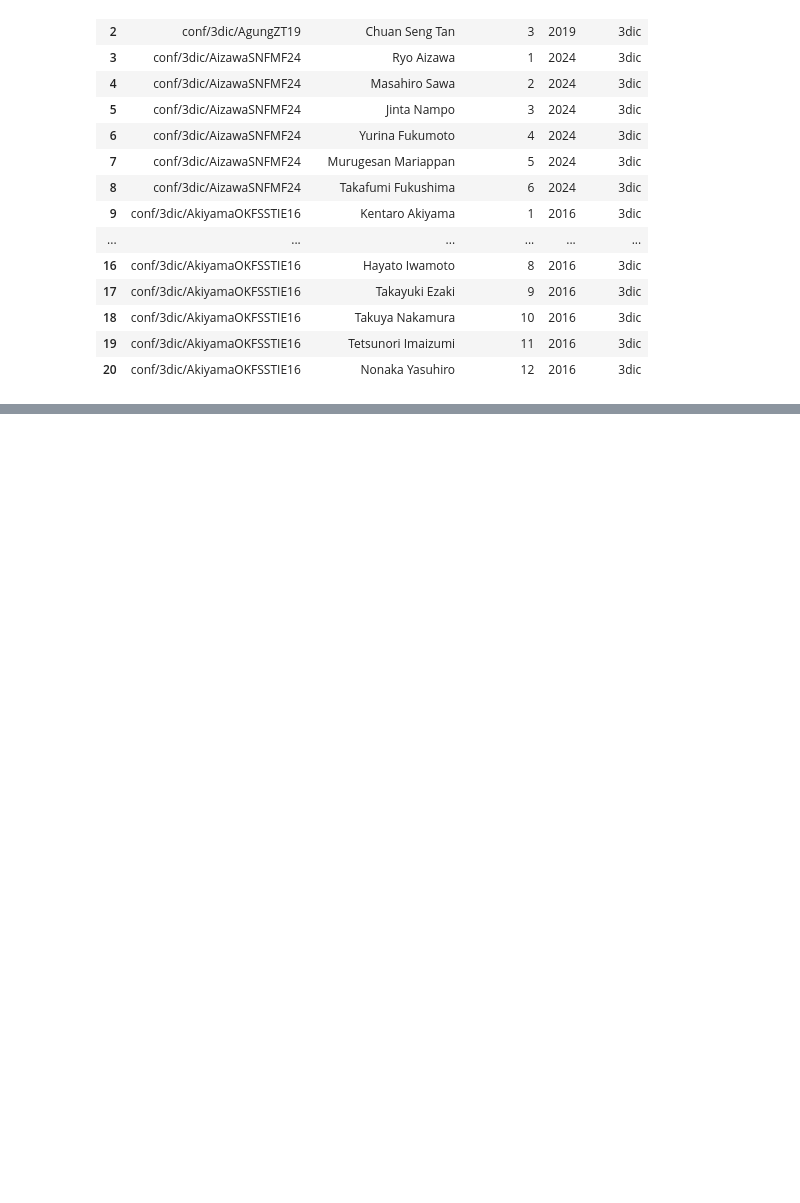
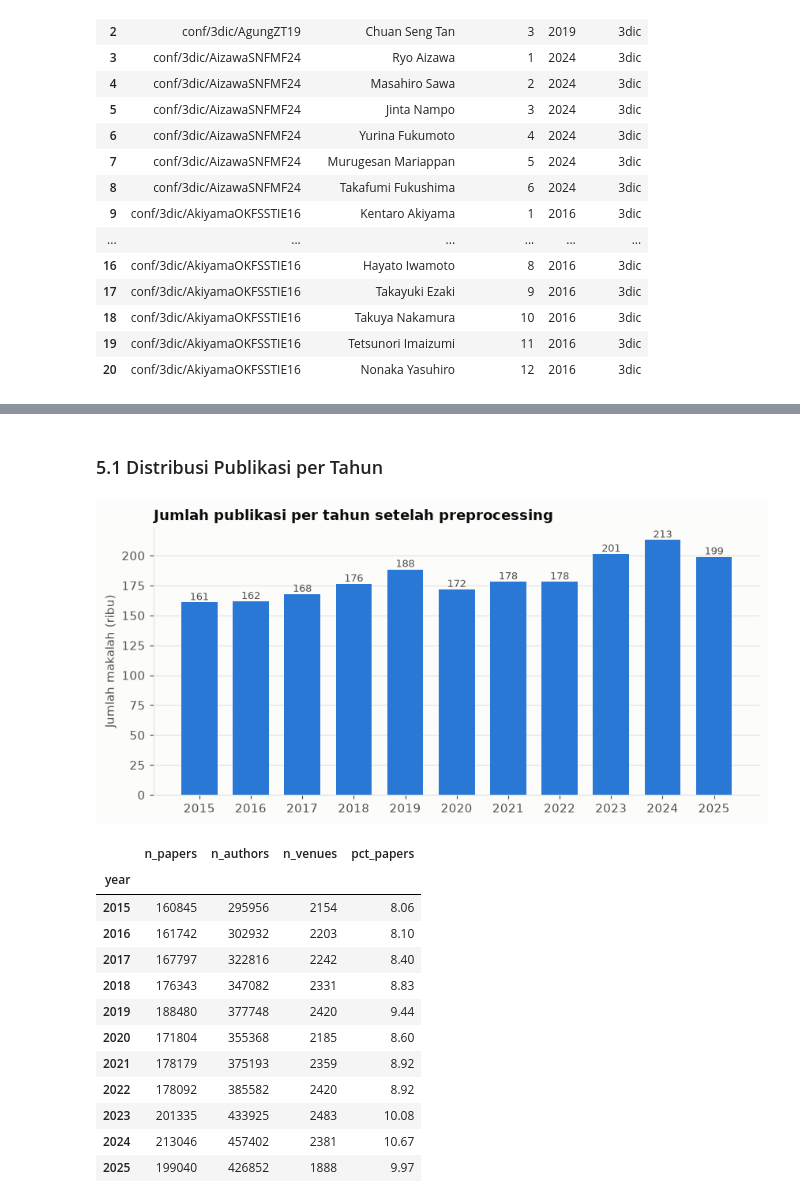
Before and after one commit to RNXFreeze/IF4041-Datmin-Tubes-Kel1, a Jupyter notebook: notebooks/01_data_extraction_preprocessing.ipynb, the cells around one changed output, grey strips where cells are left out. Saved outputs shown, nothing was run; the diff lists cells and outputs as text; code cells hidden in the pictures; blank space fills up the shorter version.

Commit message:
feat: add post-preprocessing dataset statistics

```diff
--- a/notebooks/01_data_extraction_preprocessing.ipynb
+++ b/notebooks/01_data_extraction_preprocessing.ipynb
@@ -579,0 +587,19 @@ paper_author_table(papers.slice(0, 3)).to_pandas()
+# %%
+del papers
+clean = pd.read_parquet(config.CLEAN_PAPERS, columns=["paper_key", "year", "venue_id", "venue_name", "n_authors"])
+pairs = pd.read_parquet(config.CLEAN_PAPER_AUTHOR, columns=["author", "year"])
+workshop = clean["venue_id"].str.endswith("_workshops")
+
+stats = pd.Series({
+    "Total publikasi": len(clean),
+    "Total author unik": pairs["author"].nunique(),
+    "Total venue unik": clean["venue_id"].nunique(),
+    "Venue konferensi": clean.loc[~workshop, "venue_id"].nunique(),
+    "Venue workshop pendamping": clean.loc[workshop, "venue_id"].nunique(),
+    "Pasangan makalah–author": len(pairs),
+    "Rata-rata author per makalah": round(clean["n_authors"].mean(), 2),
+    "Median author per makalah": int(clean["n_authors"].median()),
+    "Rata-rata makalah per author": round(len(pairs) / pairs["author"].nunique(), 2),
+}, dtype="object").to_frame("nilai")
+stats.to_csv(config.TABLES_DIR / "dataset_statistics.csv")
+stats
@@ -579,0 +617,37 @@ paper_author_table(papers.slice(0, 3)).to_pandas()
+# %% [markdown]
+### 5.1 Distribusi Publikasi per Tahun
+# %%
+per_year = pd.DataFrame({
+    "n_papers": clean.groupby("year").size(),
+    "n_authors": pairs.groupby("year")["author"].nunique(),
+    "n_venues": clean.groupby("year")["venue_id"].nunique(),
+})
+per_year["pct_papers"] = (100 * per_year["n_papers"] / per_year["n_papers"].sum()).round(2)
+per_year.to_csv(config.TABLES_DIR / "publications_per_year.csv")
+
+fig, ax = plt.subplots(figsize=(9, 4))
+ax.bar(per_year.index, per_year["n_papers"] / 1e3, color=SERIES[0], width=0.7)
+for x, v in zip(per_year.index, per_year["n_papers"]):
+    ax.text(x, v / 1e3 + 2, f"{v / 1e3:.0f}", ha="center", fontsize=8.5, color=TEXT_MUTED)
+ax.set_xticks(per_year.index)
+ax.set_ylabel("Jumlah makalah (ribu)")
+ax.set_title("Jumlah publikasi per tahun setelah preprocessing")
+ax.grid(axis="x", visible=False)
+save(fig, "01_clean_papers_per_year")
+plt.show()
+per_year
+# %% [output]
+[figure, added]
+|  | n_papers | n_authors | n_venues | pct_papers |
+| year |  |  |  |  |
+| 2015 | 160845 | 295956 | 2154 | 8.06 |
+| 2016 | 161742 | 302932 | 2203 | 8.10 |
+| 2017 | 167797 | 322816 | 2242 | 8.40 |
+| 2018 | 176343 | 347082 | 2331 | 8.83 |
+| 2019 | 188480 | 377748 | 2420 | 9.44 |
+| 2020 | 171804 | 355368 | 2185 | 8.60 |
+| 2021 | 178179 | 375193 | 2359 | 8.92 |
+| 2022 | 178092 | 385582 | 2420 | 8.92 |
+| 2023 | 201335 | 433925 | 2483 | 10.08 |
+| 2024 | 213046 | 457402 | 2381 | 10.67 |
+| 2025 | 199040 | 426852 | 1888 | 9.97 |
```
Also changed, not shown: parts of 7 cells of this notebook, 6 other files.
